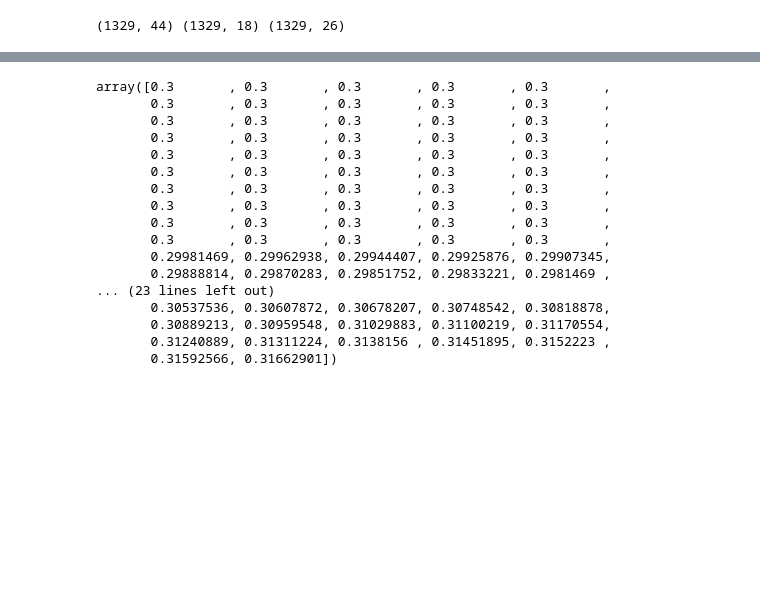
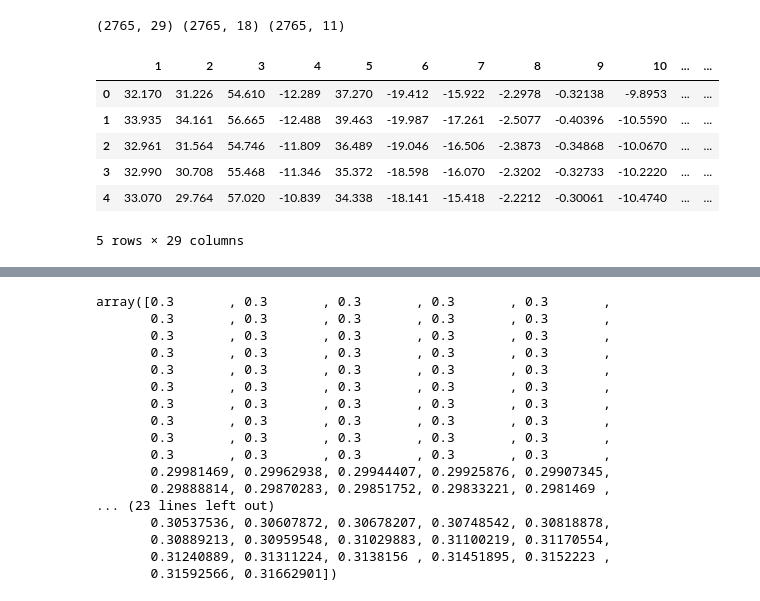
Before and after one commit to houzhuo/deep-learning, a Jupyter notebook: motion/supervised.ipynb, the cells around one changed output, grey strips where cells are left out. Cells and saved outputs as stored; diff of their text form; code cells hidden in the pictures; blank space fills up the shorter version.

Commit message:
new data

```diff
--- a/motion/supervised.ipynb
+++ b/motion/supervised.ipynb
@@ -45,39 +45,57 @@ values = dataset.values
 groups = [0, 1, 2, 3]
 i=1
 plt.figure(figsize=(18,12))
 for group in groups:
 	plt.subplot(len(groups), 1, i)
 	plt.plot(values[:, group])
 	plt.title(dataset.columns[group], y=0.5, loc='right')
 	i += 1
 plt.show()'''
 
 import pandas as pd
 f1 = pd.read_csv("/Users/houzhuo/Downloads/data/02_01/02_01.csv")
 f2 = pd.read_csv("/Users/houzhuo/Downloads/data/02_02/02_02.csv")
 f3 = pd.read_csv("/Users/houzhuo/Downloads/data/05_01/05_01.csv")
 f4 = pd.read_csv("/Users/houzhuo/Downloads/data/06_01/06_01.csv")
 f5 = pd.read_csv("/Users/houzhuo/Downloads/data/07_01/07_01.csv")
 f6 = pd.read_csv("/Users/houzhuo/Downloads/data/07_02/07_02.csv")
 f7 = pd.read_csv("/Users/houzhuo/Downloads/data/07_03/07_03.csv")
+f8 = pd.read_csv("/Users/houzhuo/Downloads/data/07_04/07_04.csv")
+f9 = pd.read_csv("/Users/houzhuo/Downloads/data/07_05/07_05.csv")
+f10 = pd.read_csv("/Users/houzhuo/Downloads/data/07_06/07_06.csv")
+f11 = pd.read_csv("/Users/houzhuo/Downloads/data/07_07/07_07.csv")
+f12 = pd.read_csv("/Users/houzhuo/Downloads/data/07_08/07_08.csv")
+f13 = pd.read_csv("/Users/houzhuo/Downloads/data/07_09/07_09.csv")
+f14 = pd.read_csv("/Users/houzhuo/Downloads/data/07_10/07_10.csv")
+f15 = pd.read_csv("/Users/houzhuo/Downloads/data/07_11/07_11.csv")
 
-cap = pd.concat([f1,f2,f3,f4,f5,f6,f7],axis=0)
+cap = pd.concat([f1,f2,f3,f4,f6,f7,f8,f9,f10,f11,f12,f13,f14,f15,f5],axis=0)
 t1 = pd.read_csv("/Users/houzhuo/Downloads/data/02_01/test3.csv")
 t2 = pd.read_csv("/Users/houzhuo/Downloads/data/02_02/test3.csv")
 t3 = pd.read_csv("/Users/houzhuo/Downloads/data/05_01/test3.csv")
 t4 = pd.read_csv("/Users/houzhuo/Downloads/data/06_01/test3.csv")
 t5 = pd.read_csv("/Users/houzhuo/Downloads/data/07_01/test3.csv")
 t6 = pd.read_csv("/Users/houzhuo/Downloads/data/07_02/test3.csv")
 t7 = pd.read_csv("/Users/houzhuo/Downloads/data/07_03/test3.csv")
-
-rob = pd.concat([t1,t2,t3,t4,t5,t6,t7],axis=0)
+t8 = pd.read_csv("/Users/houzhuo/Downloads/data/07_04/test3.csv")
+t9 = pd.read_csv("/Users/houzhuo/Downloads/data/07_05/test3.csv")
+t10 = pd.read_csv("/Users/houzhuo/Downloads/data/07_06/test3.csv")
+t11 = pd.read_csv("/Users/houzhuo/Downloads/data/07_07/test3.csv")
+t12 = pd.read_csv("/Users/houzhuo/Downloads/data/07_08/test3.csv")
+t13 = pd.read_csv("/Users/houzhuo/Downloads/data/07_09/test3.csv")
+t14 = pd.read_csv("/Users/houzhuo/Downloads/data/07_10/test3.csv")
+t15 = pd.read_csv("/Users/houzhuo/Downloads/data/07_11/test3.csv")
+rob = pd.concat([t1,t2,t3,t4,t6,t7,t8,t9,t10,t11,t12,t13,t14,t15,t5],axis=0)
 full = pd.concat([cap,rob],axis=1)
 print(full.shape,cap.shape,rob.shape)
 full.head()
-
-t8 = pd.read_csv("/Users/houzhuo/Downloads/data/07_04/test3.csv")
-f8 = pd.read_csv("/Users/houzhuo/Downloads/data/07_04/07_04.csv")
-test = pd.concat([f8,t8],axis=1)
 # %% [output]
-(1329, 44) (1329, 18) (1329, 26)
+(2765, 29) (2765, 18) (2765, 11)
+|  | 1 | 2 | 3 | 4 | 5 | 6 | 7 | 8 | 9 | 10 | ... | ... |
+| 0 | 32.170 | 31.226 | 54.610 | -12.289 | 37.270 | -19.412 | -15.922 | -2.2978 | -0.32138 | -9.8953 | ... | ... |
+| 1 | 33.935 | 34.161 | 56.665 | -12.488 | 39.463 | -19.987 | -17.261 | -2.5077 | -0.40396 | -10.5590 | ... | ... |
+| 2 | 32.961 | 31.564 | 54.746 | -11.809 | 36.489 | -19.046 | -16.506 | -2.3873 | -0.34868 | -10.0670 | ... | ... |
+| 3 | 32.990 | 30.708 | 55.468 | -11.346 | 35.372 | -18.598 | -16.070 | -2.3202 | -0.32733 | -10.2220 | ... | ... |
+| 4 | 33.070 | 29.764 | 57.020 | -10.839 | 34.338 | -18.141 | -15.418 | -2.2212 | -0.30061 | -10.4740 | ... | ... |
+5 rows × 29 columns
 # %%
```
Also changed, not shown: parts of 15 cells of this notebook, 5 other files.
